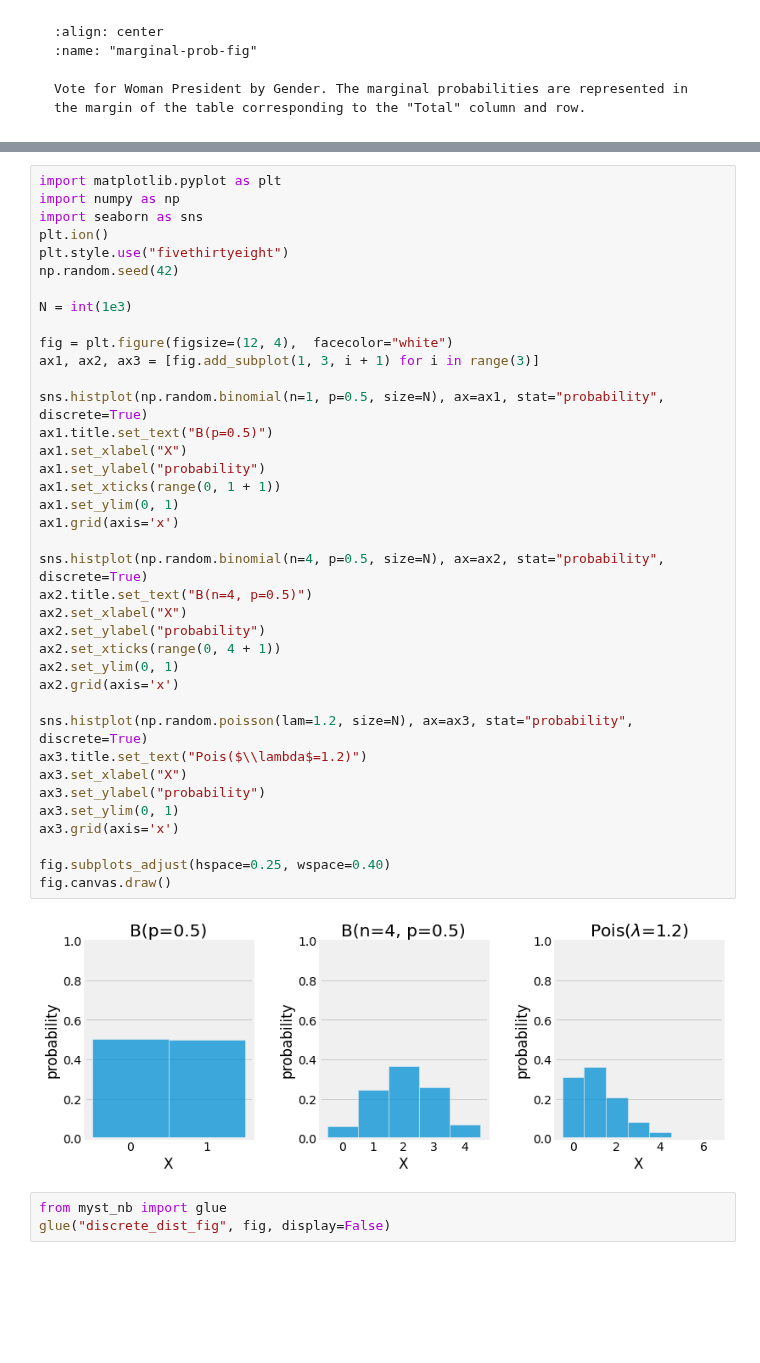
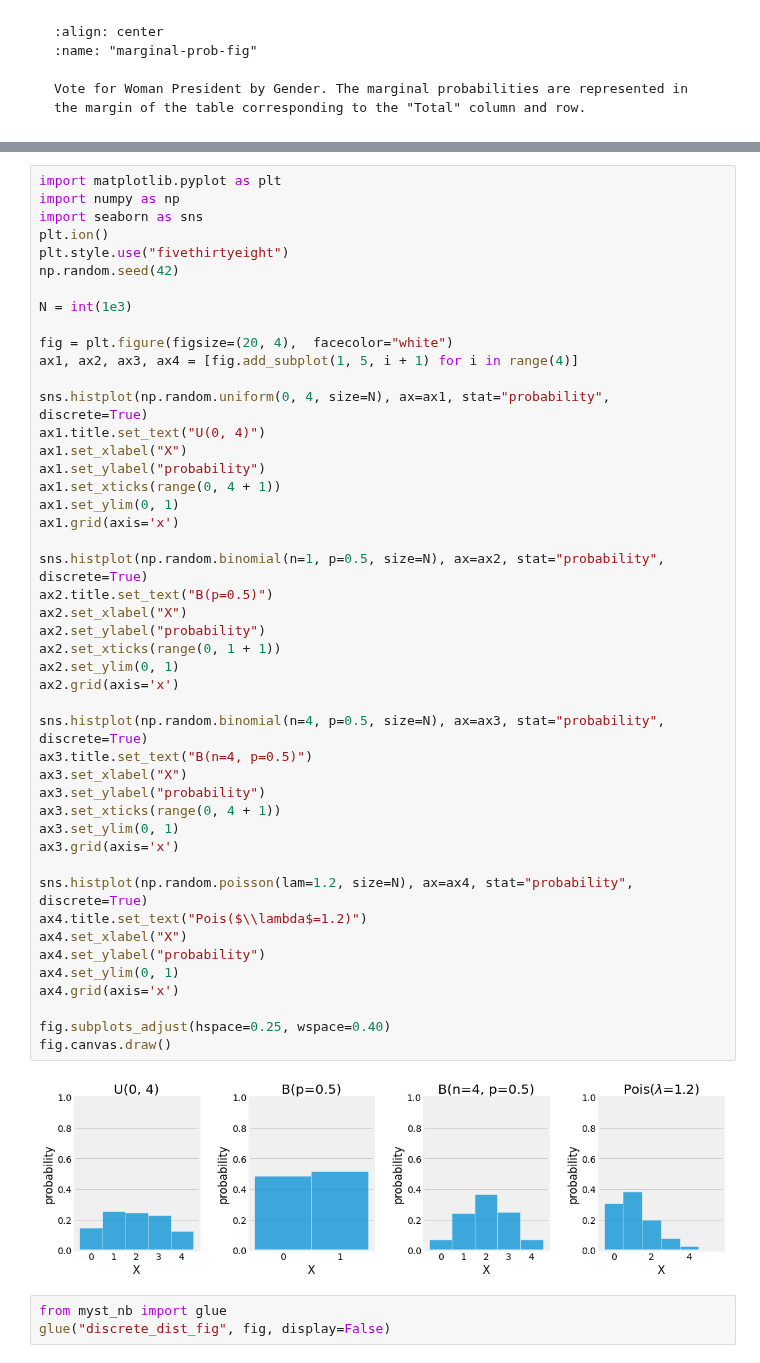
Before and after one commit to yliess86/DataDrivenScienceBook, a Jupyter notebook: data_driven_science_book/2_applied_mathematics/2_probabilities_and_information_theory.ipynb, the cells around one changed output, grey strips where cells are left out. Drawn from its saved outputs; the diff is of its cells as text; blank space fills up the shorter version.

Commit message:
Add Uniform to Visu

```diff
--- a/data_driven_science_book/2_applied_mathematics/2_probabilities_and_information_theory.ipynb
+++ b/data_driven_science_book/2_applied_mathematics/2_probabilities_and_information_theory.ipynb
@@ -841,43 +841,51 @@ $$
 # %%
 import matplotlib.pyplot as plt
 import numpy as np
 import seaborn as sns
 plt.ion()
 plt.style.use("fivethirtyeight")
 np.random.seed(42)
 
 N = int(1e3)
 
-fig = plt.figure(figsize=(12, 4),  facecolor="white")
-ax1, ax2, ax3 = [fig.add_subplot(1, 3, i + 1) for i in range(3)]
+fig = plt.figure(figsize=(20, 4),  facecolor="white")
+ax1, ax2, ax3, ax4 = [fig.add_subplot(1, 5, i + 1) for i in range(4)]
 
-sns.histplot(np.random.binomial(n=1, p=0.5, size=N), ax=ax1, stat="probability", discrete=True)
-ax1.title.set_text("B(p=0.5)")
+sns.histplot(np.random.uniform(0, 4, size=N), ax=ax1, stat="probability", discrete=True)
+ax1.title.set_text("U(0, 4)")
 ax1.set_xlabel("X")
 ax1.set_ylabel("probability")
-ax1.set_xticks(range(0, 1 + 1))
+ax1.set_xticks(range(0, 4 + 1))
 ax1.set_ylim(0, 1)
 ax1.grid(axis='x')
 
-sns.histplot(np.random.binomial(n=4, p=0.5, size=N), ax=ax2, stat="probability", discrete=True)
-ax2.title.set_text("B(n=4, p=0.5)")
+sns.histplot(np.random.binomial(n=1, p=0.5, size=N), ax=ax2, stat="probability", discrete=True)
+ax2.title.set_text("B(p=0.5)")
 ax2.set_xlabel("X")
 ax2.set_ylabel("probability")
-ax2.set_xticks(range(0, 4 + 1))
+ax2.set_xticks(range(0, 1 + 1))
 ax2.set_ylim(0, 1)
 ax2.grid(axis='x')
 
-sns.histplot(np.random.poisson(lam=1.2, size=N), ax=ax3, stat="probability", discrete=True)
-ax3.title.set_text("Pois($\\lambda$=1.2)")
+sns.histplot(np.random.binomial(n=4, p=0.5, size=N), ax=ax3, stat="probability", discrete=True)
+ax3.title.set_text("B(n=4, p=0.5)")
 ax3.set_xlabel("X")
 ax3.set_ylabel("probability")
+ax3.set_xticks(range(0, 4 + 1))
 ax3.set_ylim(0, 1)
 ax3.grid(axis='x')
 
+sns.histplot(np.random.poisson(lam=1.2, size=N), ax=ax4, stat="probability", discrete=True)
+ax4.title.set_text("Pois($\\lambda$=1.2)")
+ax4.set_xlabel("X")
+ax4.set_ylabel("probability")
+ax4.set_ylim(0, 1)
+ax4.grid(axis='x')
+
 fig.subplots_adjust(hspace=0.25, wspace=0.40)
 fig.canvas.draw()
 # %% [output]
-[figure, old version]
+[figure, new version]
 # %%
 from myst_nb import glue
 glue("discrete_dist_fig", fig, display=False)
```
Also changed, not shown: parts of 3 cells of this notebook.
